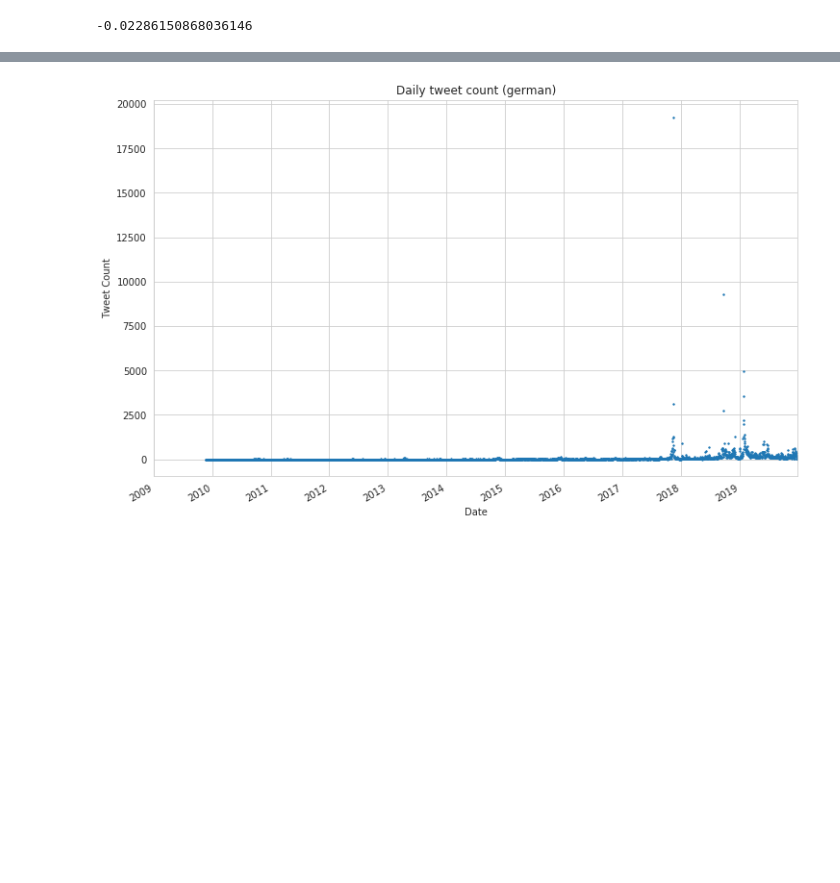
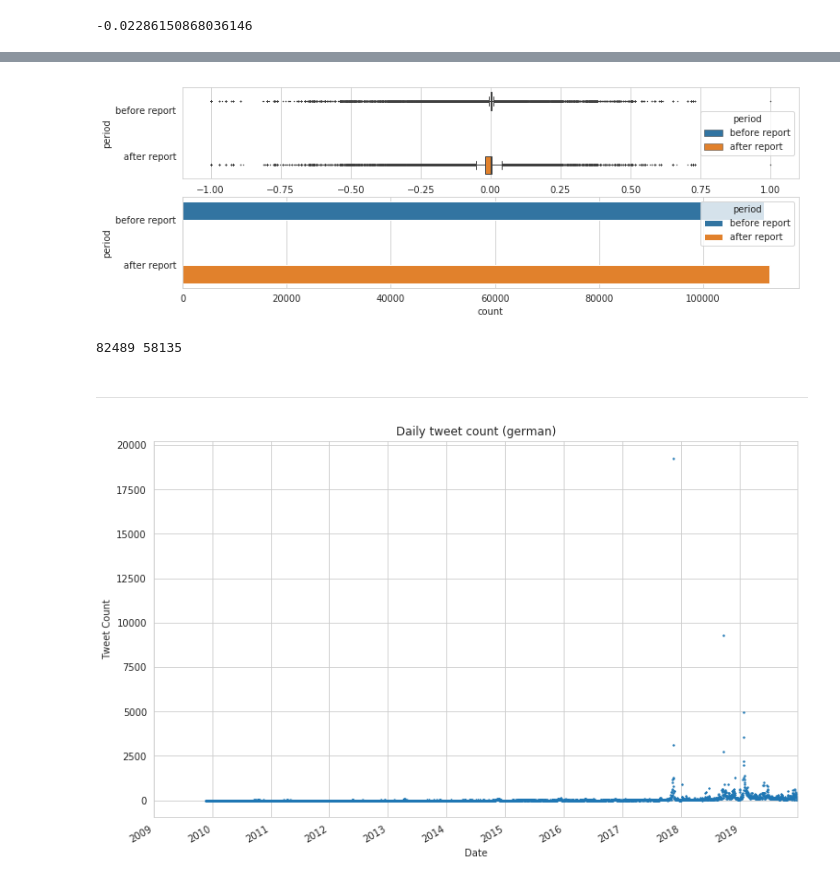
Before and after one commit to yuantinglee/twitter-discourse, a Jupyter notebook: analysis/sentiment_analysis_new.ipynb, the cells around one changed output, grey strips where cells are left out. Saved outputs shown, nothing was run; the diff lists cells and outputs as text; code cells hidden in the pictures; blank space fills up the shorter version.

```diff
--- a/analysis/sentiment_analysis_new.ipynb
+++ b/analysis/sentiment_analysis_new.ipynb
@@ -228,0 +250,3 @@ average_score
+# %%
+start_date = datetime.datetime.strptime('2017-01-01', '%Y-%m-%d')
+end_date = datetime.datetime.strptime('2020-03-01', '%Y-%m-%d')
@@ -228,0 +294,4 @@ average_score
+# %%
+tweets_before['period'] = "before report"
+tweets_after['period'] = "after report"
+tweets_combined = pd.concat([tweets_before, tweets_after], ignore_index=True, sort=False)
@@ -228,0 +308,21 @@ average_score
+# %%
+fig, ax = plt.subplots(2,figsize=(12,4))
+
+sns.countplot(y='period', hue='period', data=tweets_combined, ax=ax[1])
+
+sns.boxplot(y='period', x='score', hue='period', data=tweets_combined,
+           fliersize=0.5, linewidth=1,
+           ax=ax[0]
+           )
+
+plt.show()
+#fig.savefig('plots/wordshift_coalcomm_report_stats.png', dpi=300, bbox_inches='tight')
+# %% [output]
+[figure, added]
+# %%
+# subset by positive and negative only
+texts_de_pos = texts_de_c[texts_de_c['score'] > 0]
+texts_de_neg = texts_de_c[texts_de_c['score'] < 0]
+print(len(texts_de_pos), len(texts_de_neg))
+# %% [output]
+82489 58135
@@ -229,3 +332,5 @@ average_score
+# %% [markdown]
+---
 # %%
 texts_de_daily_count = texts_de.groupby(pd.Grouper(key='date_only',freq='D'))['id'].count()
 # %%
```
Also changed, not shown: parts of 45 cells of this notebook, 1 other file.
